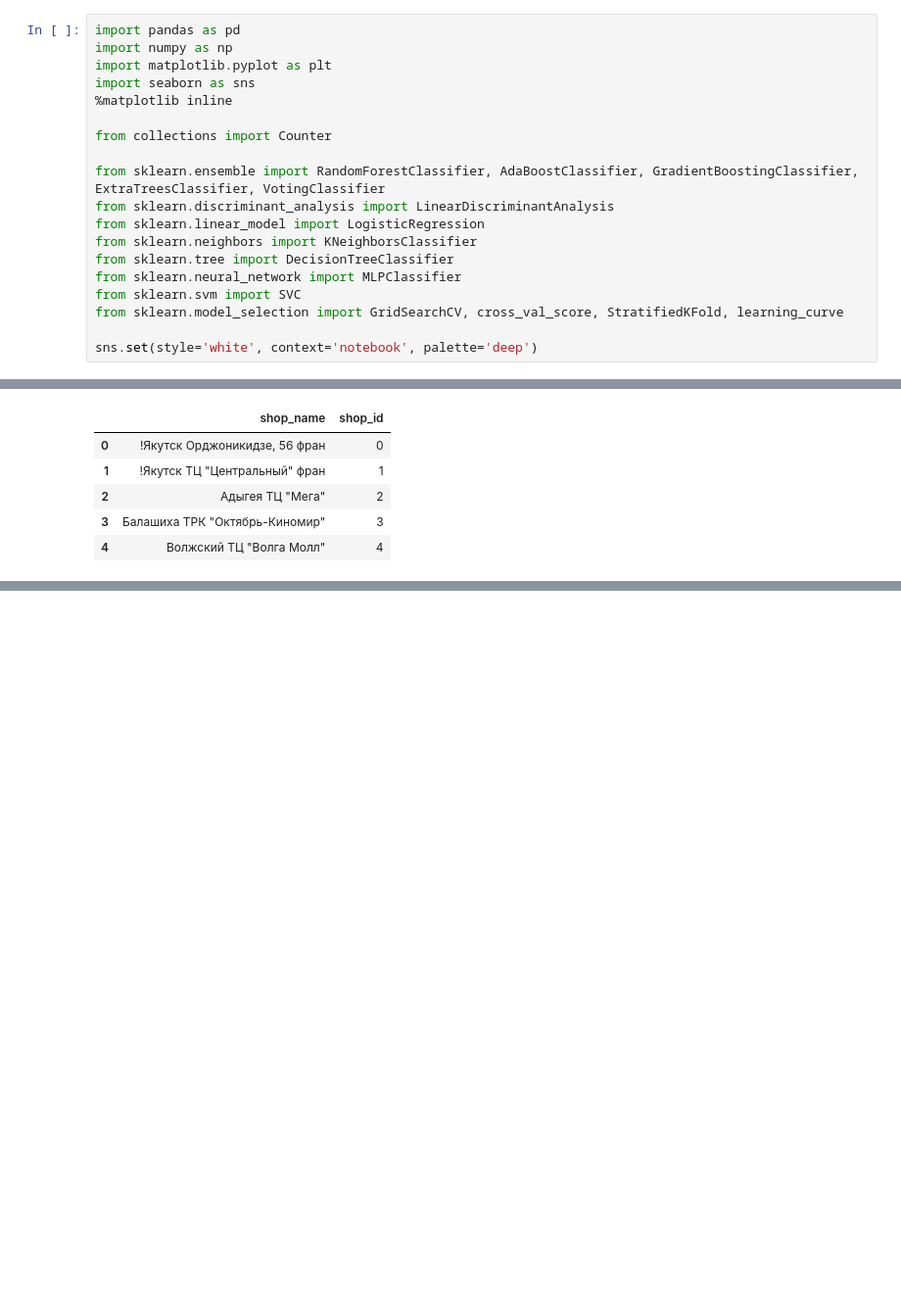
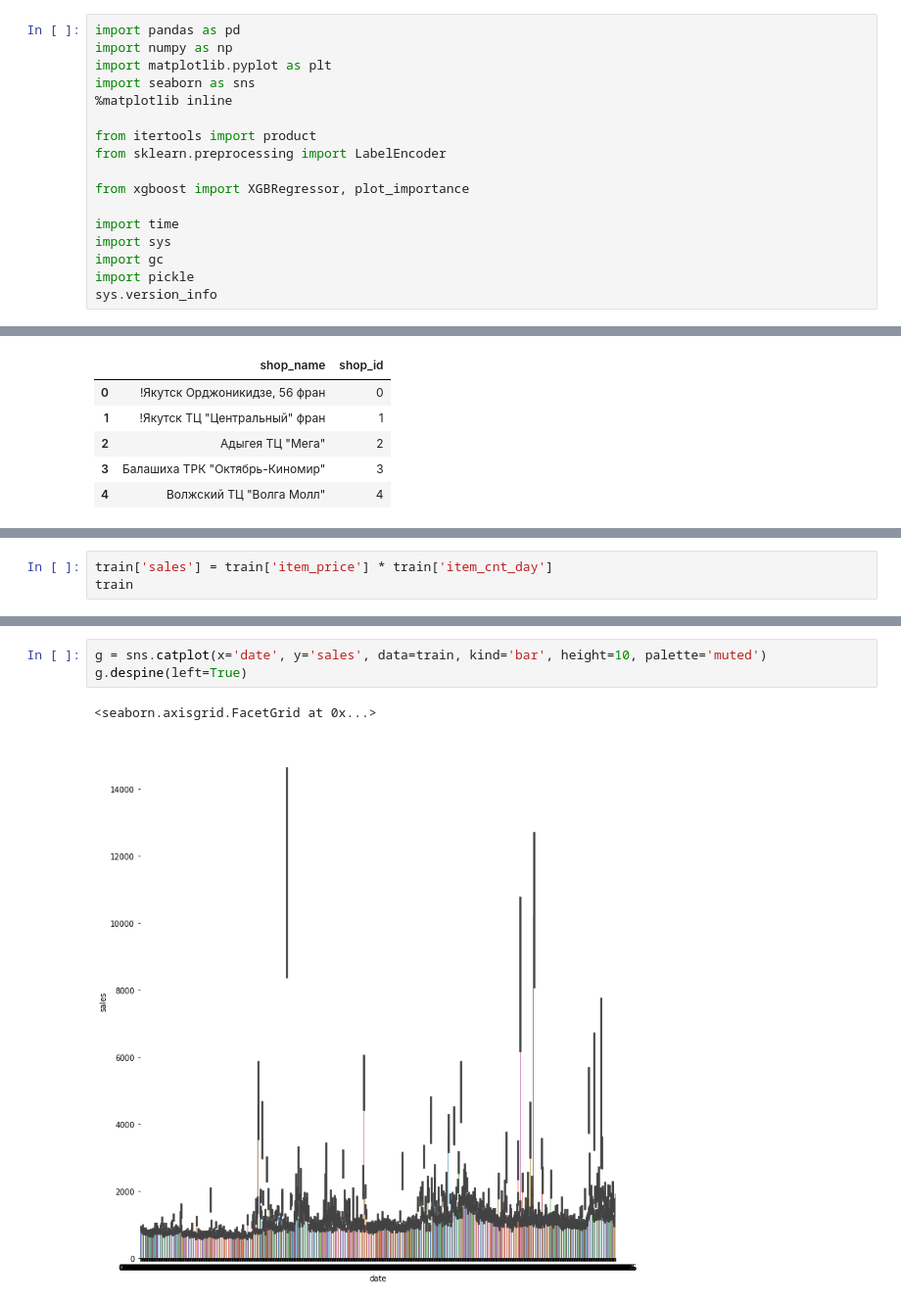
Before and after one commit to JaeHeee/AIFFEL_Merona, a Jupyter notebook: SM/Predict Future Sales.ipynb, the cells around one changed output, grey strips where cells are left out. Shown at 98% size. Saved outputs shown, nothing was run; the diff lists cells and outputs as text; blank space fills up the shorter version.

```diff
--- a/SM/Predict Future Sales.ipynb
+++ b/SM/Predict Future Sales.ipynb
@@ -11,15 +11,13 @@ import matplotlib.pyplot as plt
 import seaborn as sns
 %matplotlib inline
 
-from collections import Counter
+from itertools import product
+from sklearn.preprocessing import LabelEncoder
 
-from sklearn.ensemble import RandomForestClassifier, AdaBoostClassifier, GradientBoostingClassifier, ExtraTreesClassifier, VotingClassifier
-from sklearn.discriminant_analysis import LinearDiscriminantAnalysis
-from sklearn.linear_model import LogisticRegression
-from sklearn.neighbors import KNeighborsClassifier
-from sklearn.tree import DecisionTreeClassifier
-from sklearn.neural_network import MLPClassifier
-from sklearn.svm import SVC
-from sklearn.model_selection import GridSearchCV, cross_val_score, StratifiedKFold, learning_curve
+from xgboost import XGBRegressor, plot_importance
 
-sns.set(style='white', context='notebook', palette='deep')
+import time
+import sys
+import gc
+import pickle
+sys.version_info
@@ -132,0 +145,3 @@ test.head()
+# %%
+train['sales'] = train['item_price'] * train['item_cnt_day']
+train
@@ -132,0 +162,6 @@ test.head()
+# %%
+g = sns.catplot(x='date', y='sales', data=train, kind='bar', height=10, palette='muted')
+g.despine(left=True)
+# %% [output]
+<seaborn.axisgrid.FacetGrid at 0x...>
+[figure, added]
```
Also changed, not shown: parts of 74 cells of this notebook.
